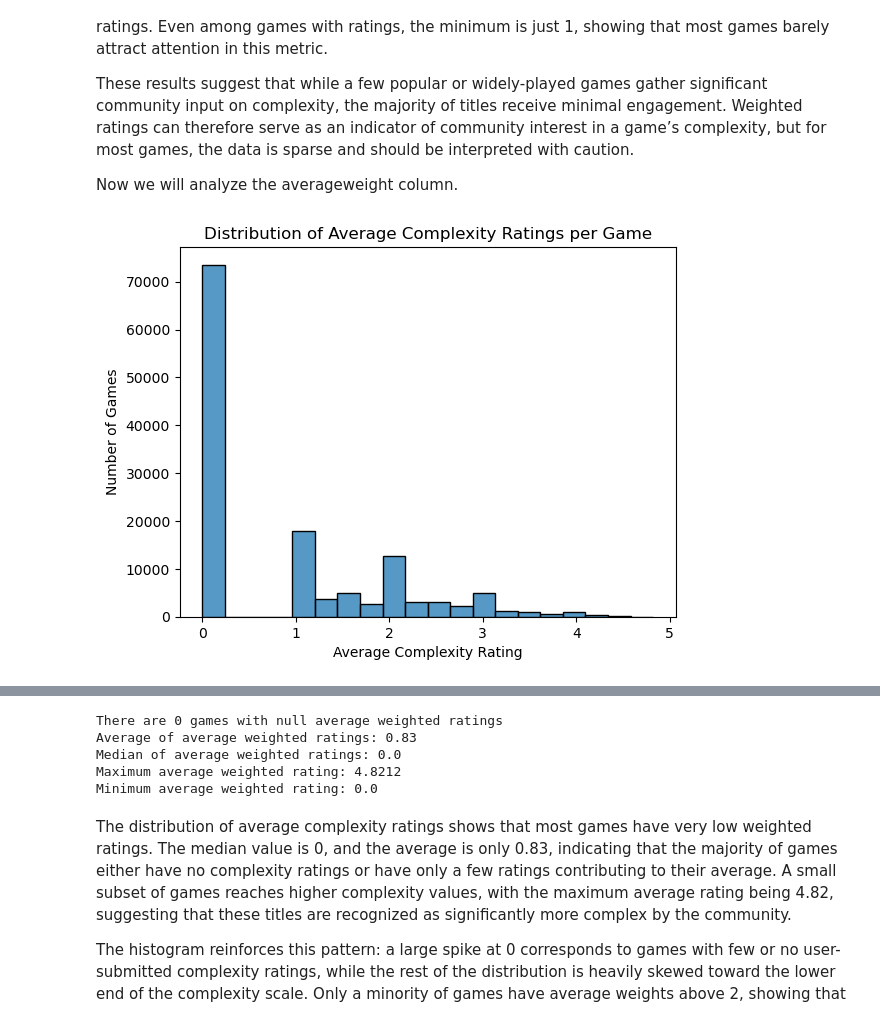
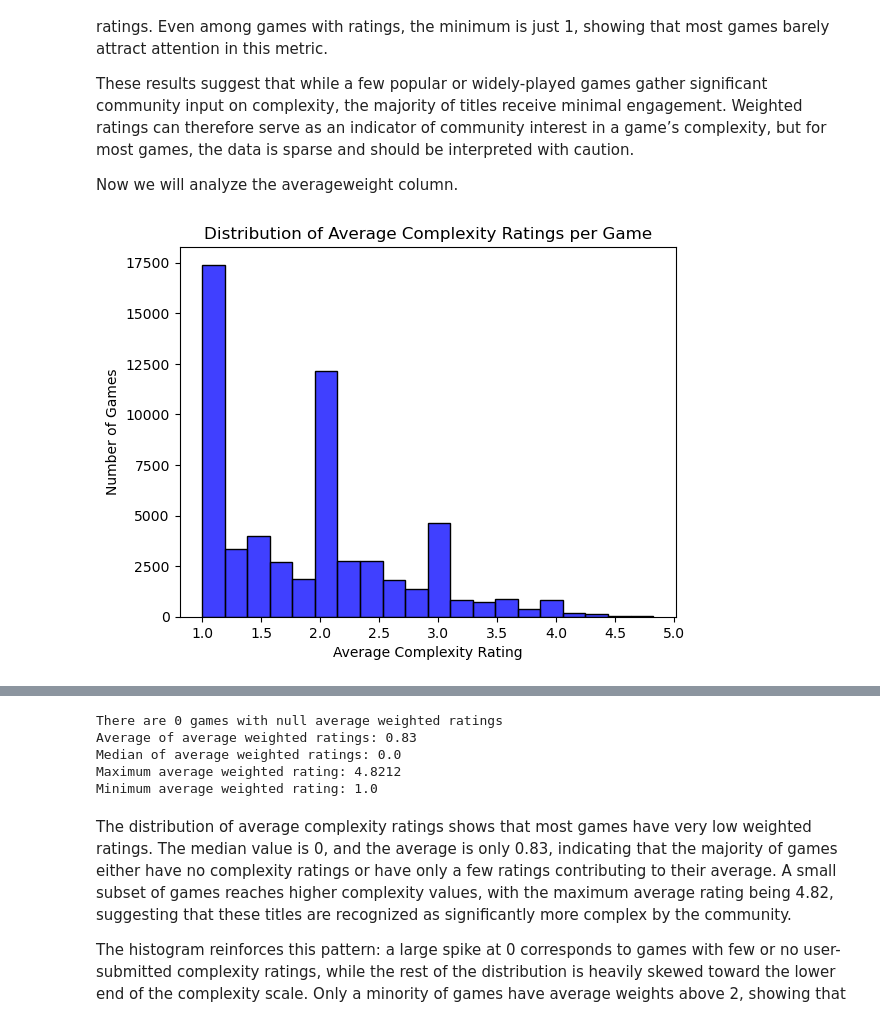
Before and after one commit to LsFaria04/PRI_Board_Games_Search_System, a Jupyter notebook: analysis.ipynb, the cells around one changed output, grey strips where cells are left out. Drawn from its saved outputs; the diff is of its cells as text; code cells hidden in the pictures.

```diff
--- a/analysis.ipynb
+++ b/analysis.ipynb
@@ -852,20 +1105,25 @@ These results suggest that while a few popular or widely-played games gather sig
 Now we will analyze the averageweight column.
 # %%
 invalid_averageweights = df[df["averageweight"].isna()]
-non_null_averageweights = df[df["averageweight"].notna()]
+non_null_averageweights = df[(df["averageweight"].notna()) & (df["averageweight"] != 0)]
 
 
-sb.histplot(non_null_averageweights, x="averageweight", bins=20)
+sb.histplot(non_null_averageweights, x="averageweight", bins=20, color = "blue")
 plt.xlabel("Average Complexity Rating")
 plt.ylabel("Number of Games")
+plt.title("Distribution of Average Complexity Ratings per Game")
+plt.show()
+
+sb.boxplot(non_null_averageweights, y = "averageweight", color = "blue")
+plt.ylabel("Average Complexity Rating")
 plt.title("Distribution of Average Complexity Ratings per Game")
 plt.show()
 
 
 print(f'There are {invalid_averageweights.shape[0]} games with null average weighted ratings')
 print(f'Average of average weighted ratings: {round(df["averageweight"].mean(), 2)}')
 print(f'Median of average weighted ratings: {df["averageweight"].median()}')
 print(f'Maximum average weighted rating: {max(non_null_averageweights["averageweight"])}')
 print(f'Minimum average weighted rating: {min(non_null_averageweights["averageweight"])}')
 # %% [output]
-[figure, old version]
+[figure, new version]
@@ -873,7 +1132,7 @@ There are 0 games with null average weighted ratings
 Average of average weighted ratings: 0.83
 Median of average weighted ratings: 0.0
 Maximum average weighted rating: 4.8212
-Minimum average weighted rating: 0.0
+Minimum average weighted rating: 1.0
 # %% [markdown]
 The distribution of average complexity ratings shows that most games have very low weighted ratings. The median value is 0, and the average is only 0.83, indicating that the majority of games either have no complexity ratings or have only a few ratings contributing to their average. A small subset of games reaches higher complexity values, with the maximum average rating being 4.82, suggesting that these titles are recognized as significantly more complex by the community.
 
```
Also changed, not shown: parts of 18 cells of this notebook, 1 other file.
